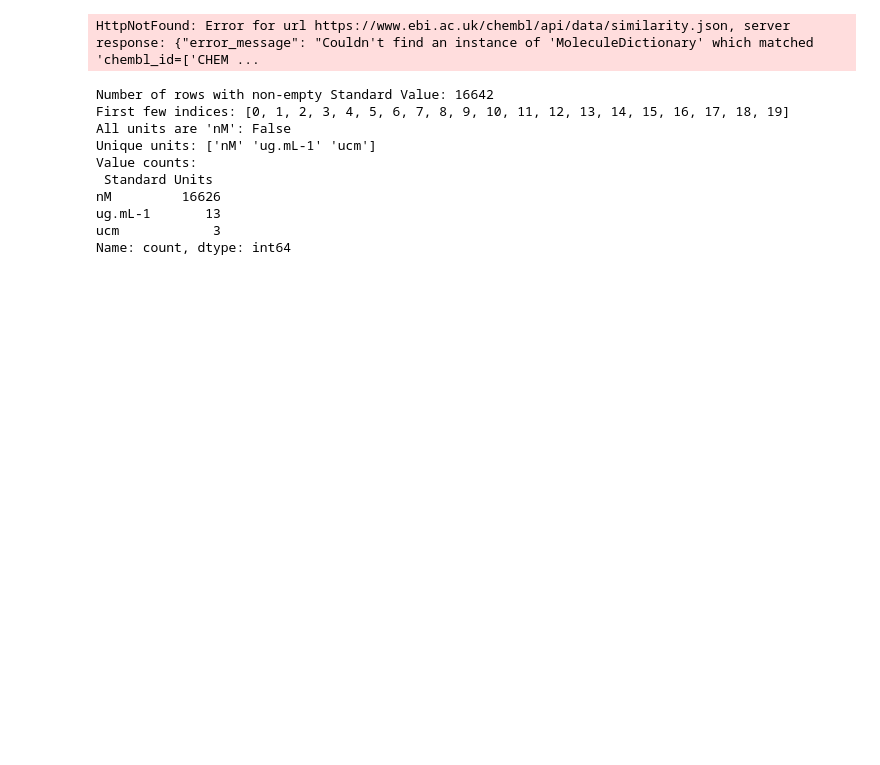
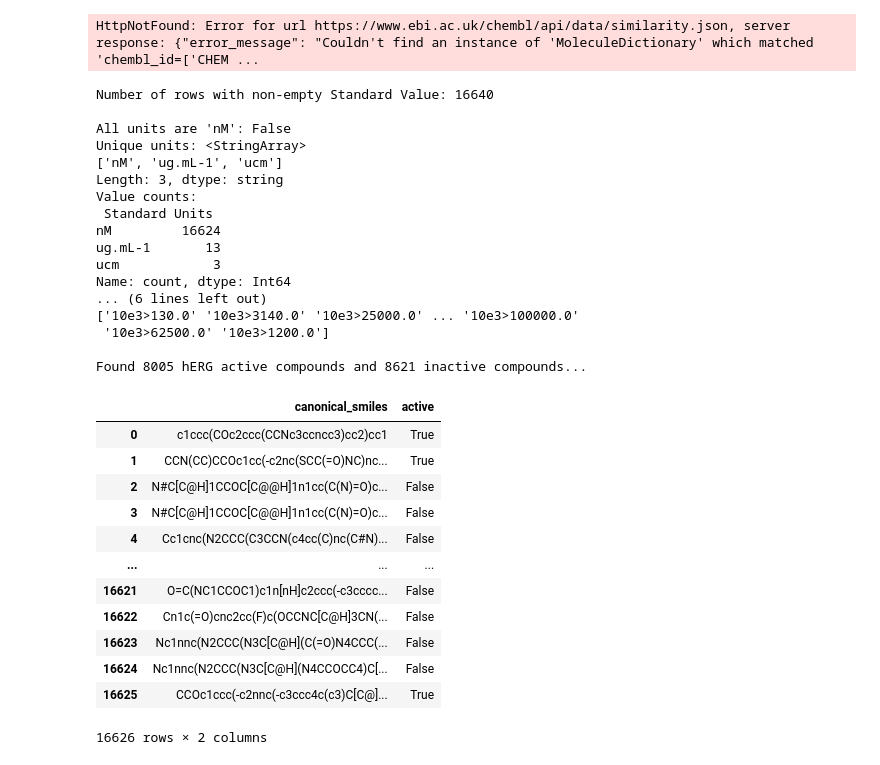
Before and after one commit to FazinHan/QSAR-Project, a Jupyter notebook: dev.ipynb, the cells around one changed output. Cells and saved outputs as stored; diff of their text form; code cells hidden in the pictures; blank space fills up the shorter version.

Commit message:
first trainable code

```diff
--- a/dev.ipynb
+++ b/dev.ipynb
@@ -85,44 +85,88 @@ res
 HttpNotFound: Error for url https://www.ebi.ac.uk/chembl/api/data/similarity.json, server response: {"error_message": "Couldn't find an instance of 'MoleculeDictionary' which matched 'chembl_id=['CHEM ...
 # %%
 import pandas as pd
+import numpy as np
 
-dataset = pd.read_csv('chembl_herg_data.csv', header=0, on_bad_lines='skip',sep=';')
+THRESHOLD = '10e3' # nM (defined according to ref 1 at 10 uM)
 
-clean_ds = dataset.loc[:,['Molecule Name',"Molecular Weight","AlogP","Smiles","Standard Type","Standard Relation","Standard Value","Standard Units","pChEMBL Value","Ligand Efficiency BEI","Ligand Efficiency LE","Ligand Efficiency LLE","Ligand Efficiency SEI"]]
+dataset = pd.read_csv('chembl_herg_data.csv', header=0, on_bad_lines='skip',sep=';',dtype="string")
 
-smiles_df = dataset.loc[:, ['Smiles', "Standard Type", "Standard Relation", "Standard Value", "Standard Units"]]
+# clean_ds = dataset.loc[:,['Molecule Name',"Molecular Weight","AlogP","Smiles","Standard Type","Standard Relation","Standard Value","Standard Units","pChEMBL Value","Ligand Efficiency BEI","Ligand Efficiency LE","Ligand Efficiency LLE","Ligand Efficiency SEI"]]
+
+smiles_df = dataset.loc[:, ['Smiles', "Standard Value", "Standard Units"]]
 
 # Rows where Standard Value is missing (NaN)
-non_empty_std_value = smiles_df[smiles_df['Standard Value'].notna()]
+# non_empty_std_value = smiles_df[smiles_df['Standard Value'].notna()]
+non_empty_std_value = smiles_df.dropna(how='any')
 print(f"Number of rows with non-empty Standard Value: {non_empty_std_value.shape[0]}")
-print("First few indices:", non_empty_std_value.index.tolist()[:20])
 print()
 
 # Optionally inspect first few rows
 # Check if all Standard Units are 'nM'
 all_nm = non_empty_std_value['Standard Units'].eq('nM').all()
 print("All units are 'nM':", all_nm)
 print("Unique units:", non_empty_std_value['Standard Units'].unique())
 print("Value counts:\n", non_empty_std_value['Standard Units'].value_counts(dropna=False))
 # non_empty_std_value
+print()
+nm_entries = smiles_df[smiles_df['Standard Units'].eq('nM')].copy()
+print(f"Entries with Standard Units = 'nM': {nm_entries.shape[0]}")
+print(nm_entries.size)
+print()
 
-# smiles_df.loc[empty_std_value]
+# Filter for IC50 and nM units
+ic50_nm = nm_entries.copy()
+print(f"Entries with Standard Type = 'IC50' and Standard Units = 'nM': {ic50_nm.shape[0]}")
 
-# print(dataset.head)
-# dataset
-# clean_ds
-# smiles_df
+print(ic50_nm.size)
+
+activity_array = (THRESHOLD+ ">" + ic50_nm['Standard Value'].to_numpy().astype(str))#.astype(str)
+# ic50_nm
+print(activity_array)
+
+evaluated_activity = np.fromiter((eval(expr) for expr in activity_array),dtype=bool)
+
+n_active = int(np.count_nonzero(evaluated_activity))
+n_inactive = int(evaluated_activity.size - n_active)
+print(f"\nFound {n_active} hERG active compounds and {n_inactive} inactive compounds...\n")
+
+clean_df = pd.DataFrame({
+    'canonical_smiles': ic50_nm['Smiles'].to_numpy().astype(str),
+    'active': evaluated_activity
+})
+
+clean_df
 # %% [output]
-Number of rows with non-empty Standard Value: 16642
-First few indices: [0, 1, 2, 3, 4, 5, 6, 7, 8, 9, 10, 11, 12, 13, 14, 15, 16, 17, 18, 19]
+Number of rows with non-empty Standard Value: 16640
+
 All units are 'nM': False
-Unique units: ['nM' 'ug.mL-1' 'ucm']
+Unique units: <StringArray>
+['nM', 'ug.mL-1', 'ucm']
+Length: 3, dtype: string
 Value counts:
  Standard Units
-nM         16626
+nM         16624
 ug.mL-1       13
 ucm            3
-Name: count, dtype: int64
+Name: count, dtype: Int64
+... (6 lines left out)
+['10e3>130.0' '10e3>3140.0' '10e3>25000.0' ... '10e3>100000.0'
+ '10e3>62500.0' '10e3>1200.0']
+
+Found 8005 hERG active compounds and 8621 inactive compounds...
+|  | canonical_smiles | active |
+| 0 | c1ccc(COc2ccc(CCNc3ccncc3)cc2)cc1 | True |
+| 1 | CCN(CC)CCOc1cc(-c2nc(SCC(=O)NC)nc... | True |
+| 2 | N#C[C@H]1CCOC[C@@H]1n1cc(C(N)=O)c... | False |
+| 3 | N#C[C@H]1CCOC[C@@H]1n1cc(C(N)=O)c... | False |
+| 4 | Cc1cnc(N2CCC(C3CCN(c4cc(C)nc(C#N)... | False |
+| ... | ... | ... |
+| 16621 | O=C(NC1CCOC1)c1n[nH]c2ccc(-c3cccc... | False |
+| 16622 | Cn1c(=O)cnc2cc(F)c(OCCNC[C@H]3CN(... | False |
+| 16623 | Nc1nnc(N2CCC(N3C[C@H](C(=O)N4CCC(... | False |
+| 16624 | Nc1nnc(N2CCC(N3C[C@H](N4CCOCC4)C[... | False |
+| 16625 | CCOc1ccc(-c2nnc(-c3ccc4c(c3)C[C@]... | True |
+16626 rows × 2 columns
 # %%
 from qsar_herg_model import HERGQSARModel
 
```
Also changed, not shown: parts of 1 cell of this notebook, 3 other files.
